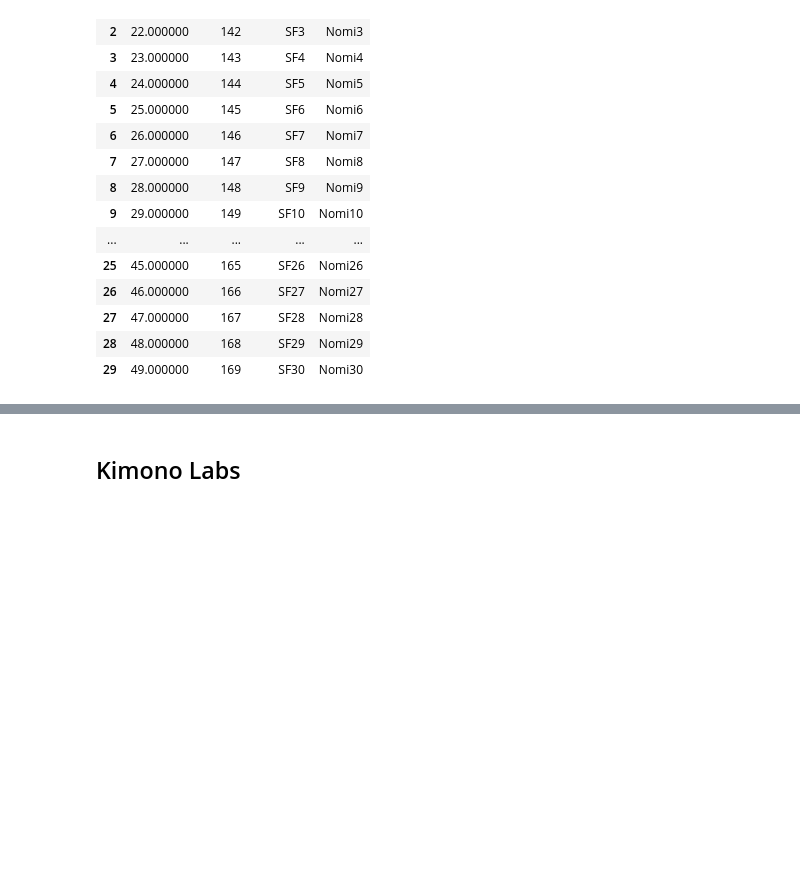
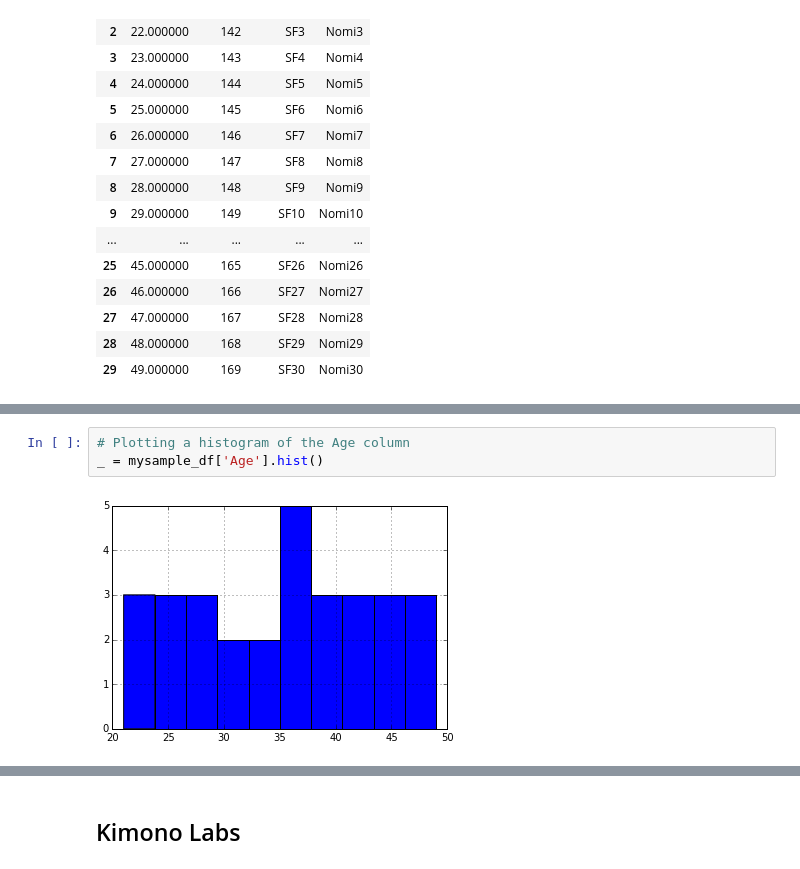
Before and after one commit to nomeaish/DAT_SF_18, a Jupyter notebook: labs/lab_04/lab_04.ipynb, the cells around one changed output, grey strips where cells are left out. Drawn from its saved outputs; the diff is of its cells as text; blank space fills up the shorter version.

```diff
--- a/labs/lab_04/lab_04.ipynb
+++ b/labs/lab_04/lab_04.ipynb
@@ -358,0 +484,5 @@ mysample_df
+# %%
+# Plotting a histogram of the Age column
+_ = mysample_df['Age'].hist()
+# %% [output]
+[figure, added]
```
Also changed, not shown: parts of 17 cells of this notebook.
